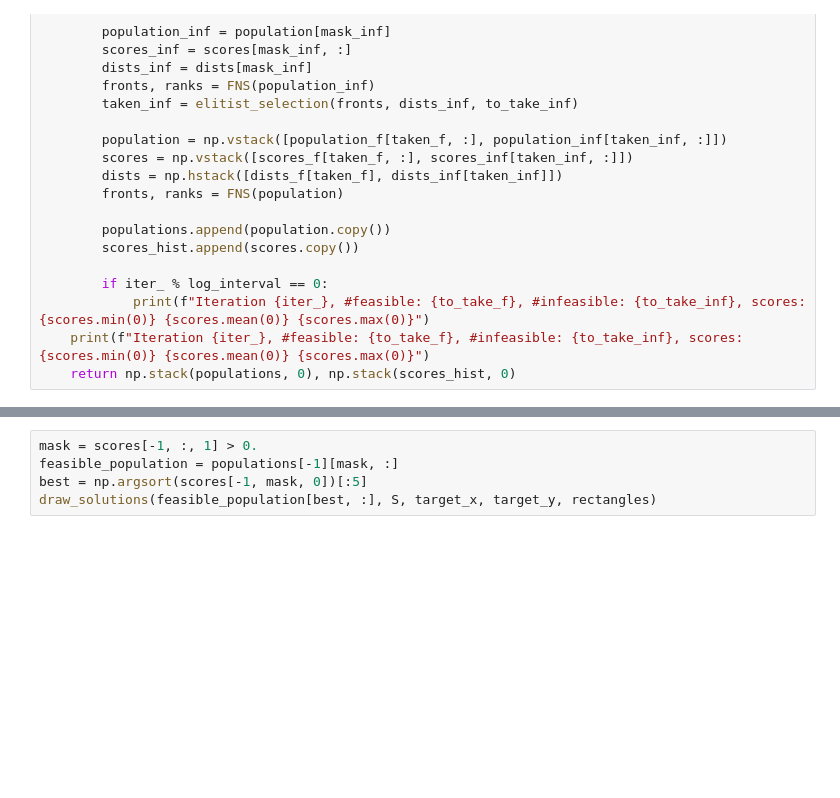
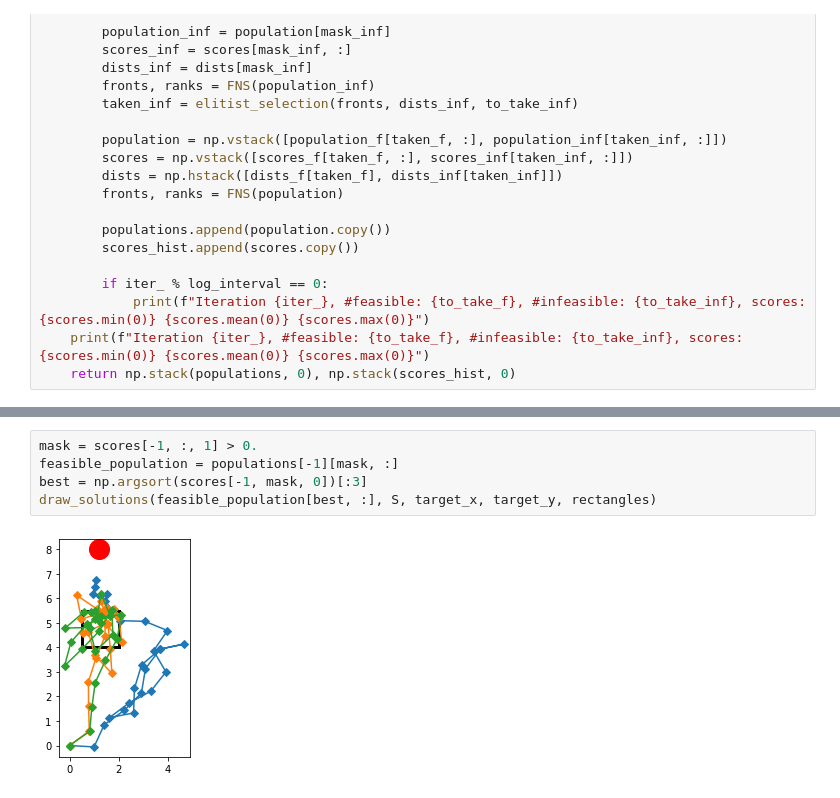
Before and after one commit to JaworWr/Dynamic-inverse-kinematics, a Jupyter notebook: First_experiment.ipynb, the cells around one changed output, grey strips where cells are left out. Drawn from its saved outputs; the diff is of its cells as text; blank space fills up the shorter version.

```diff
--- a/First_experiment.ipynb
+++ b/First_experiment.ipynb
@@ -341,5 +352,7 @@ draw_solutions(feasible_population[best, :], S, target_x, target_y, rectangles)
 # %%
 mask = scores[-1, :, 1] > 0.
 feasible_population = populations[-1][mask, :]
-best = np.argsort(scores[-1, mask, 0])[:5]
+best = np.argsort(scores[-1, mask, 0])[:3]
 draw_solutions(feasible_population[best, :], S, target_x, target_y, rectangles)
+# %% [output]
+[figure, added]
```
Also changed, not shown: parts of 6 cells of this notebook.
